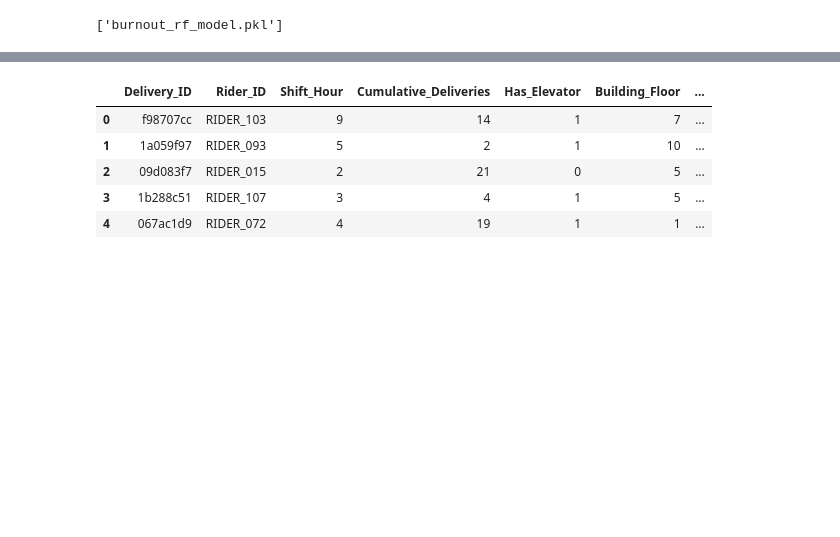
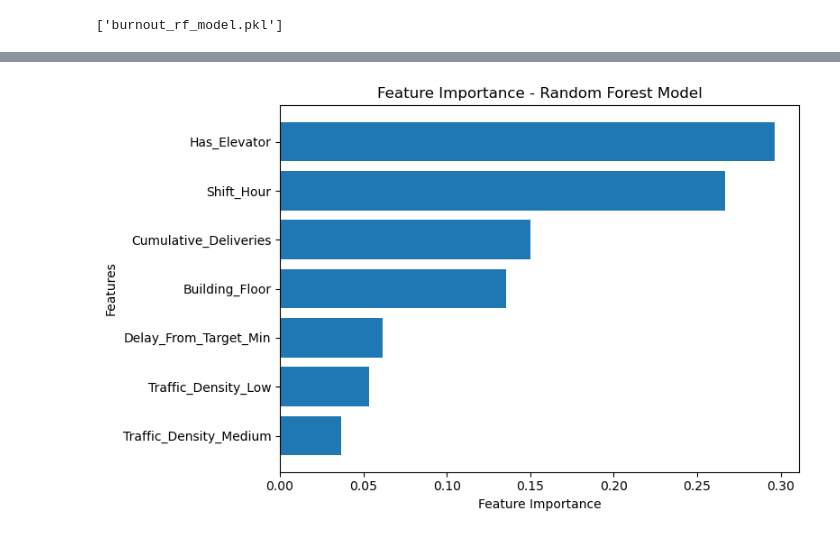
Before and after one commit to hafsaeskiyurt/delivery-person-burnout-prediction, a Jupyter notebook: the model.ipynb, the cells around one changed output, grey strips where cells are left out. Cells and saved outputs as stored; diff of their text form; code cells hidden in the pictures; blank space fills up the shorter version.

```diff
--- a/the model.ipynb
+++ b/the model.ipynb
@@ -108,9 +61,28 @@ Order 5: Predicted Score: 100.00 -> Decision: REJECT / REASSIGN
 # %%
-data.head()
+import matplotlib.pyplot as plt
-# %% [output]
-|  | Delivery_ID | Rider_ID | Shift_Hour | Cumulative_Deliveries | Has_Elevator | Building_Floor | ... |
-| 0 | f98707cc | RIDER_103 | 9 | 14 | 1 | 7 | ... |
-| 1 | 1a059f97 | RIDER_093 | 5 | 2 | 1 | 10 | ... |
-| 2 | 09d083f7 | RIDER_015 | 2 | 21 | 0 | 5 | ... |
-| 3 | 1b288c51 | RIDER_107 | 3 | 4 | 1 | 5 | ... |
-| 4 | 067ac1d9 | RIDER_072 | 4 | 19 | 1 | 1 | ... |
+# %%
+
+# Feature names
+features = x.columns
+
+# Importance values from Random Forest
+importances = rf_model.feature_importances_
+
+# Create dataframe
+feature_importance_df = pd.DataFrame({
+    "Feature": features,
+    "Importance": importances
+}).sort_values(by="Importance", ascending=True)
+
+# Plot
+plt.figure(figsize=(8, 5))
+plt.barh(feature_importance_df["Feature"], feature_importance_df["Importance"])
+plt.xlabel("Feature Importance")
+plt.ylabel("Features")
+plt.title("Feature Importance - Random Forest Model")
+plt.tight_layout()
+plt.savefig("feature_importance.png", dpi=300, bbox_inches="tight")
+
+plt.show()
+# %% [output]
+[figure, added]
```
Also changed, not shown: parts of 5 cells of this notebook.
